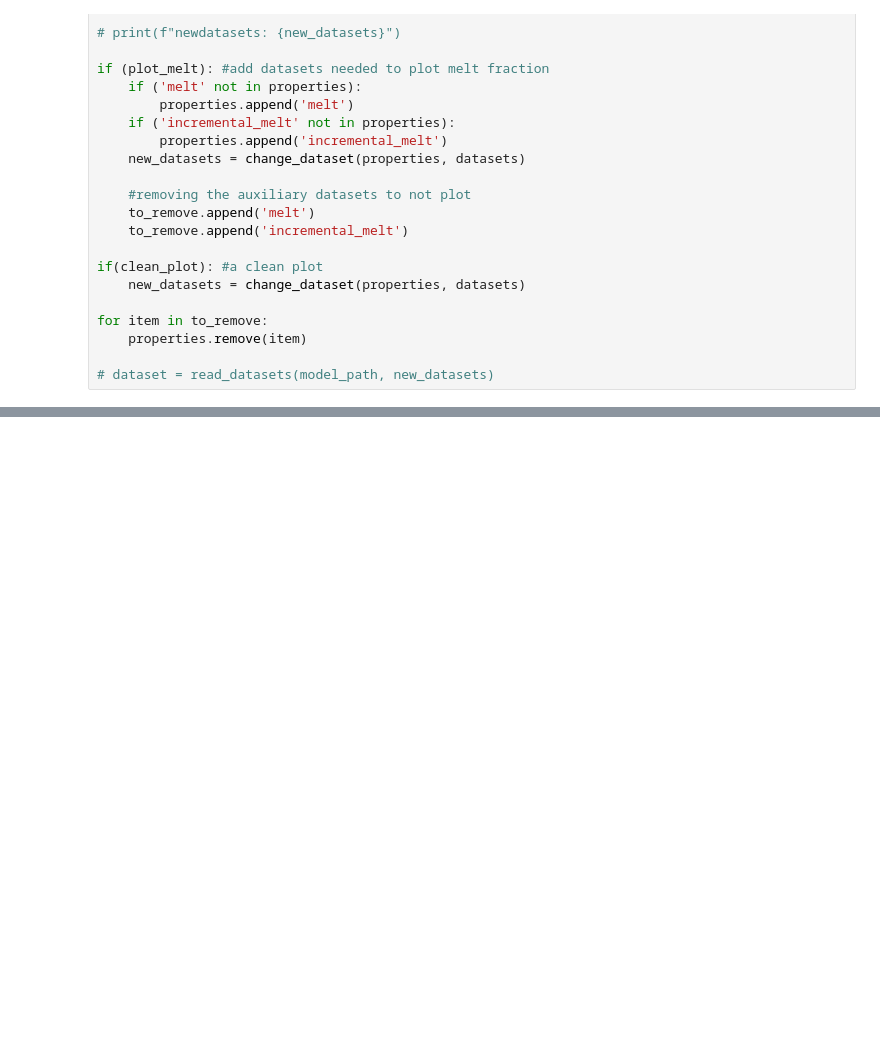
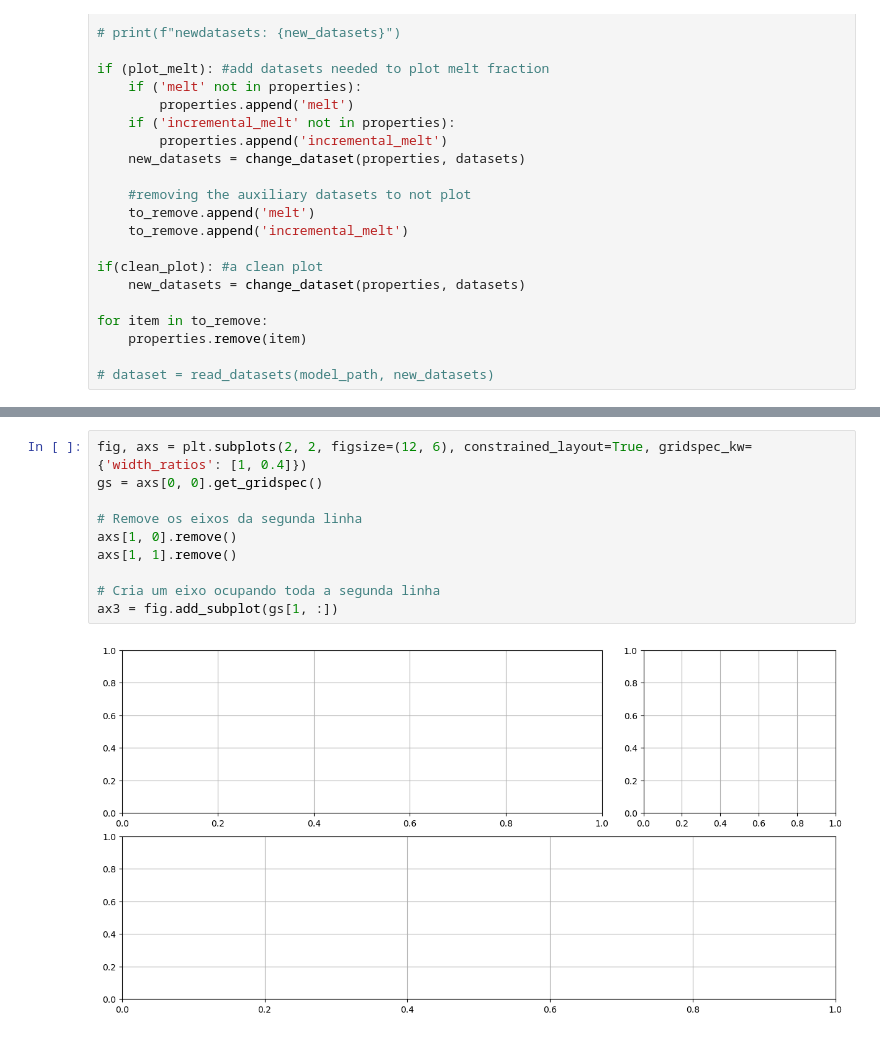
Before and after one commit to jopmas/rifting_melt, a Jupyter notebook: plot_frame.ipynb, the cells around one changed output, grey strips where cells are left out. Drawn from its saved outputs; the diff is of its cells as text; blank space fills up the shorter version.

```diff
--- a/plot_frame.ipynb
+++ b/plot_frame.ipynb
@@ -283,0 +263,12 @@ array([0.0000000e+00, 2.0000001e-04, 4.0000002e-04, ..., 2.9960001e-01,
+# %%
+fig, axs = plt.subplots(2, 2, figsize=(12, 6), constrained_layout=True, gridspec_kw={'width_ratios': [1, 0.4]})
+gs = axs[0, 0].get_gridspec()
+
+# Remove os eixos da segunda linha
+axs[1, 0].remove()
+axs[1, 1].remove()
+
+# Cria um eixo ocupando toda a segunda linha
+ax3 = fig.add_subplot(gs[1, :])
+# %% [output]
+[figure, added]
```
Also changed, not shown: parts of 8 cells of this notebook, 2 other files.
